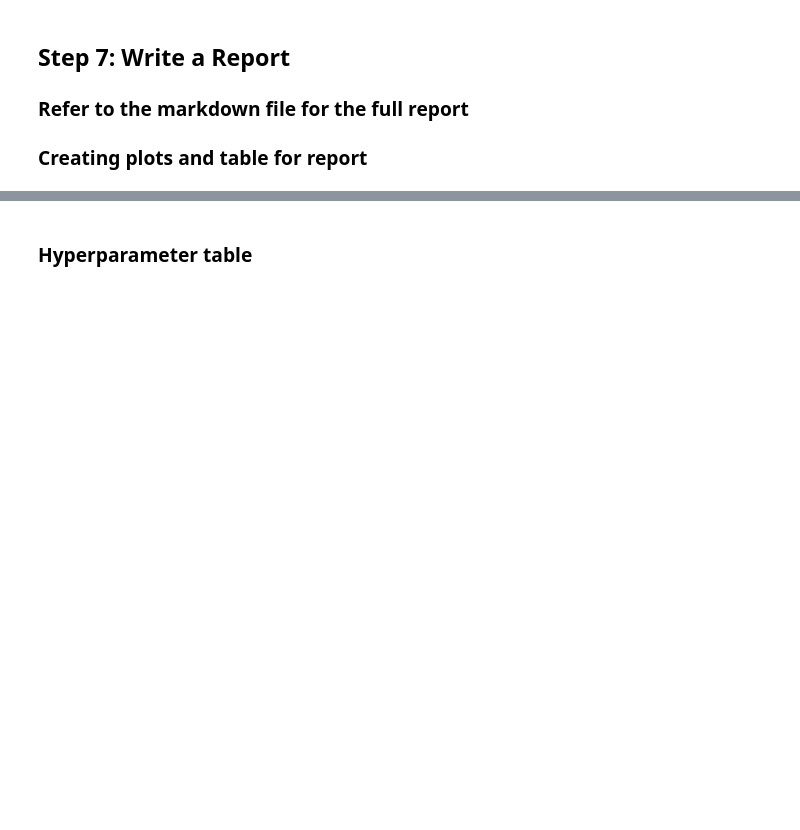
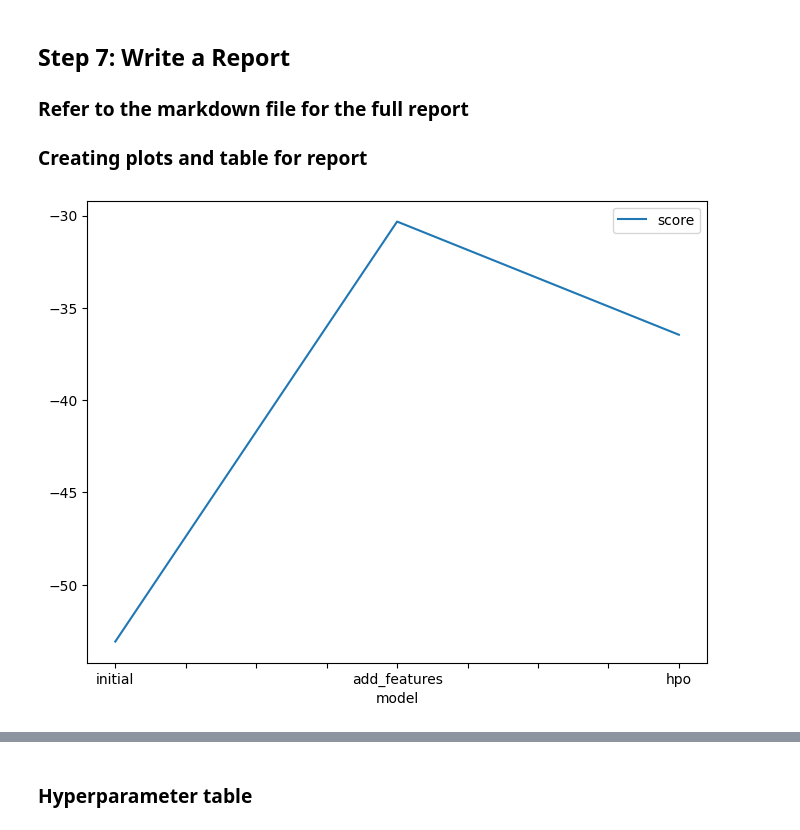
Before and after one commit to Gussiii/Udacity_ML_AWS, a Jupyter notebook: project_1/project-template.ipynb, the cells around one changed output, grey strips where cells are left out. Saved outputs shown, nothing was run; the diff lists cells and outputs as text; code cells hidden in the pictures; blank space fills up the shorter version.

```diff
--- a/project_1/project-template.ipynb
+++ b/project_1/project-template.ipynb
@@ -178,0 +394,11 @@ predictor_new_features = TabularPredictor(?).fit(?)
+# %%
+predictor_new_features = TabularPredictor(
+    label="count",
+    problem_type="regression",
+    eval_metric="root_mean_squared_error",
+    path="./data/autogluon/new_features",
+).fit(
+    train_data=train[train.columns[~train.columns.isin(["casual", "registered"])]],
+    time_limit=600,
+    presets="best_quality",
+)
@@ -200,0 +527,13 @@ predictor_new_hpo = TabularPredictor(?).fit(?)
+# %%
+predictor_new_hpo = TabularPredictor(
+    label="count",
+    problem_type="regression",
+    eval_metric="root_mean_squared_error",
+    path="./data/autogluon/hop_features",
+).fit(
+    train_data=train[train.columns[~train.columns.isin(["casual", "registered"])]],
+    time_limit=600,
+    presets="best_quality",
+    hyperparameters=hyperparameters,
+    hyperparameter_tune_kwargs=hyperparameter_tune_kwargs,
+)
@@ -220,13 +620,19 @@ submission_new_hpo.to_csv("submission_new_hpo.csv", index=False)
 # %%
 # Taking the top model score from each training run and creating a line plot to show improvement
 # You can create these in the notebook and save them to PNG or use some other tool (e.g. google sheets, excel)
 fig = pd.DataFrame(
     {
         "model": ["initial", "add_features", "hpo"],
-        "score": [?, ?, ?]
+        "score": [
+            predictor.leaderboard().loc[0,'score_val'],
+            predictor_new_features.leaderboard().loc[0,'score_val'],
+            predictor_new_hpo.leaderboard().loc[0,'score_val']
+        ]
     }
 ).plot(x="model", y="score", figsize=(8, 6)).get_figure()
 fig.savefig('model_train_score.png')
+# %% [output]
+[figure, added]
 # %%
 # Take the 3 kaggle scores and creating a line plot to show improvement
 fig = pd.DataFrame(
```
Also changed, not shown: parts of 41 cells of this notebook, 4 other files.
